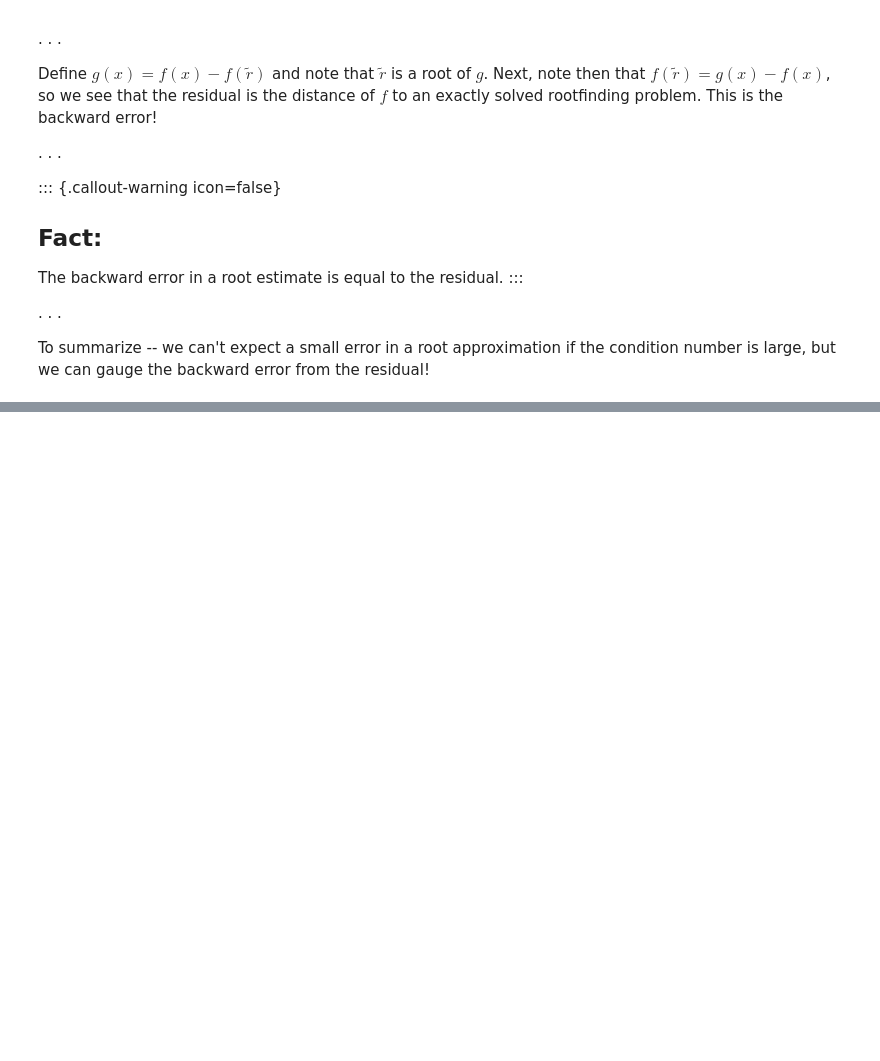
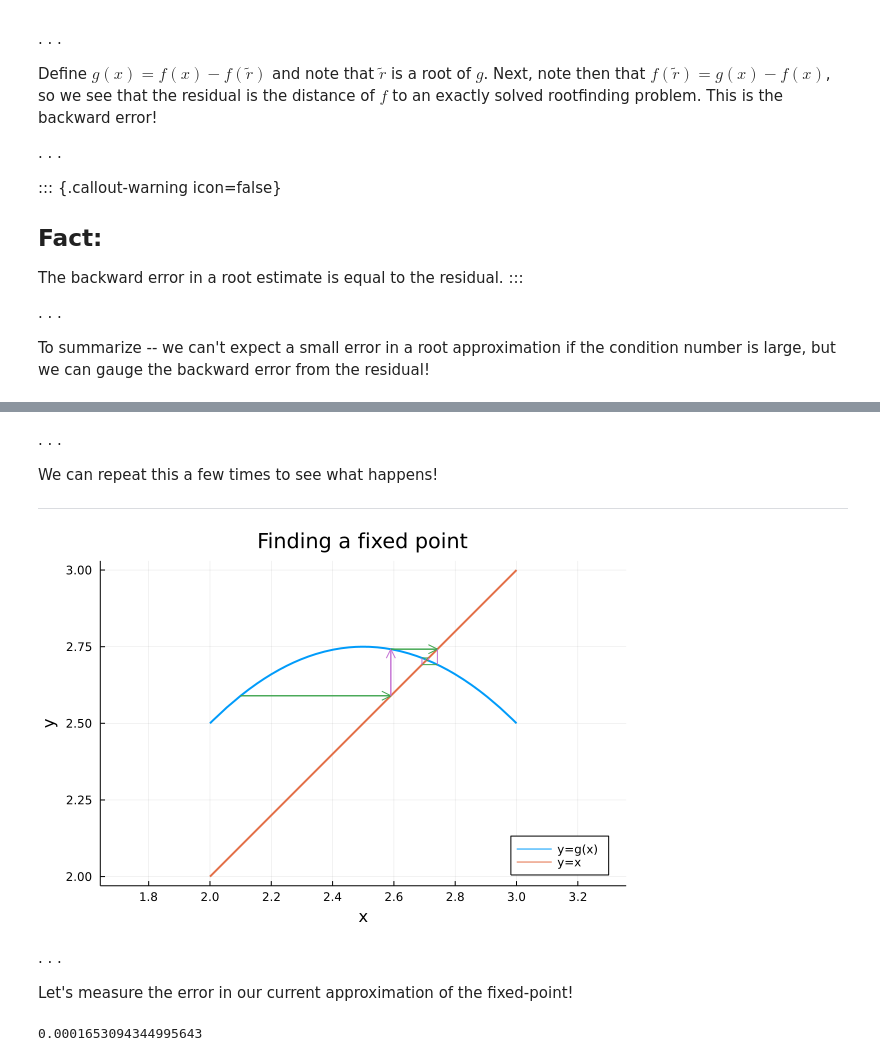
Before and after one commit to jamiehadd/164-ScientificComputing, a Jupyter notebook: Lecture9/Lecture9.ipynb, the cells around one changed output, grey strips where cells are left out. Cells and saved outputs as stored; diff of their text form; code cells hidden in the pictures; blank space fills up the shorter version.

```diff
--- a/Lecture9/Lecture9.ipynb
+++ b/Lecture9/Lecture9.ipynb
@@ -141,0 +210,24 @@ Given a function $g$, the **fixed-point problem** is to find a value $p$, called
+# %% [markdown]
+. . .
+
+We can repeat this a few times to see what happens!
+
+---
+# %%
+for k = 1:5
+    x = y
+    y = g(x)
+    plot!([x,x],[x,y],color=4,label="");
+    plot!([x,y],[y,y],color=3,label="")
+end
+plt
+# %% [output]
+[figure, added]
+# %% [markdown]
+. . .
+
+Let's measure the error in our current approximation of the fixed-point!
+# %%
+abs(y-rmax)/rmax
+# %% [output]
+0.0001653094344995643
```
Also changed, not shown: parts of 26 cells of this notebook, 8 other files.
